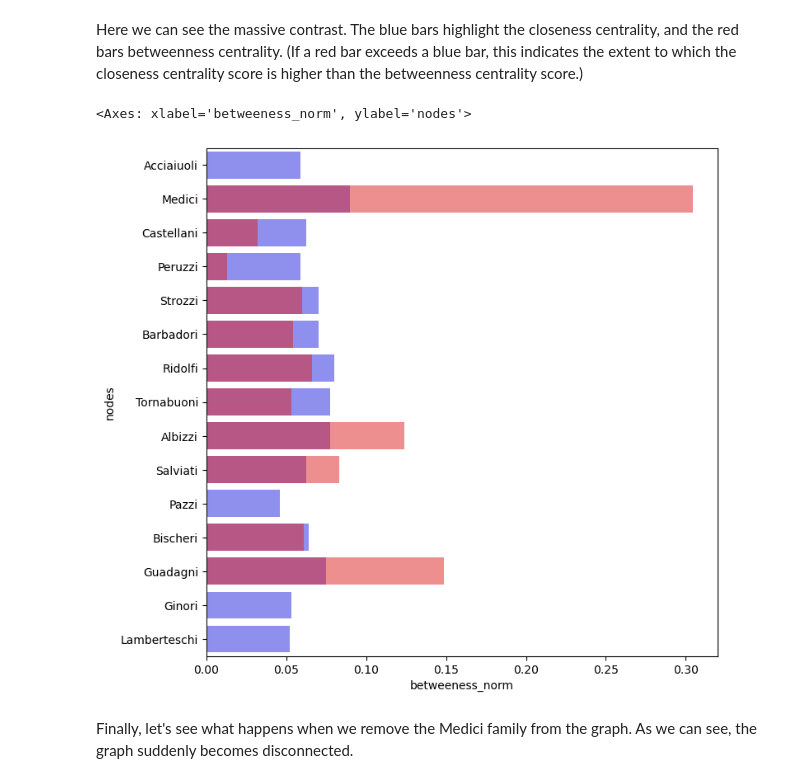
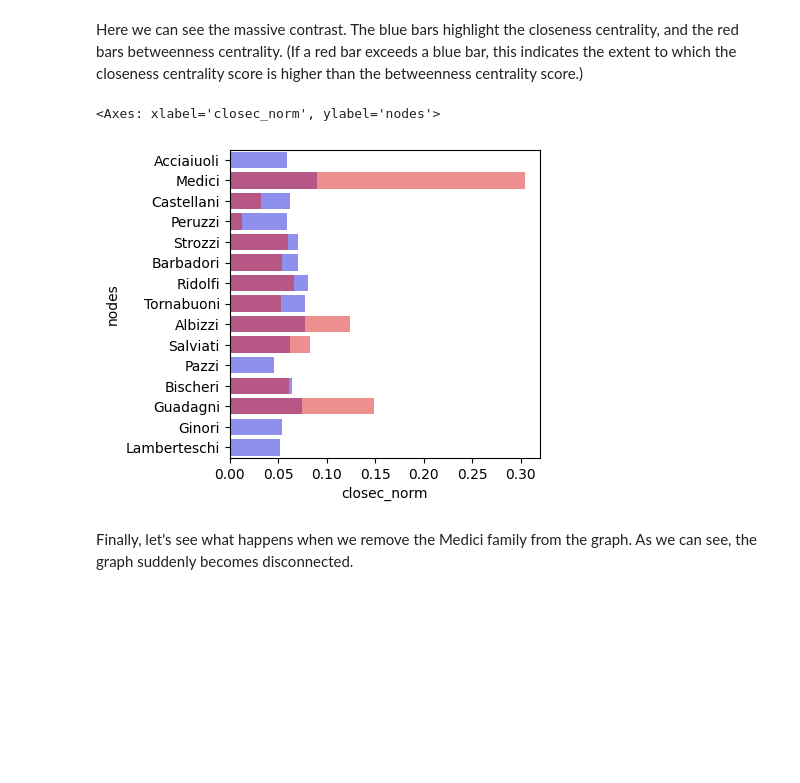
Before and after one commit to maastrichtlawtech/legalnetworkanalysis_textbook, a Jupyter notebook: Chapter_3_Centrality.ipynb, the cells around one changed output. Cells and saved outputs as stored; diff of their text form; code cells hidden in the pictures; blank space fills up the shorter version.

```diff
--- a/Chapter_3_Centrality.ipynb
+++ b/Chapter_3_Centrality.ipynb
@@ -834,12 +920,12 @@ resdf_florentine
 # %% [markdown]
 Here we can see the massive contrast. The blue bars highlight the closeness centrality, and the red bars betweenness centrality. (If a red bar exceeds a blue bar, this indicates the extent to which the closeness centrality score is higher than the betweenness centrality score.)
 # %%
-plt.figure(figsize=(8,8))
+plt.figure(figsize=(4,4))
 sns.barplot(y = resdf_florentine.index, x = resdf_florentine.closec_norm, color='blue', alpha =0.5)
 sns.barplot(y = resdf_florentine.index, x = resdf_florentine.betweeness_norm, color='red', alpha = 0.5)
 # %% [output]
-<Axes: xlabel='betweeness_norm', ylabel='nodes'>
+<Axes: xlabel='closec_norm', ylabel='nodes'>
-[figure, old version]
+[figure, new version]
 # %% [markdown]
 Finally, let's see what happens when we remove the Medici family from the graph. As we can see, the graph suddenly becomes disconnected.
 # %%
```
Also changed, not shown: parts of 27 cells of this notebook, 1 other file.
